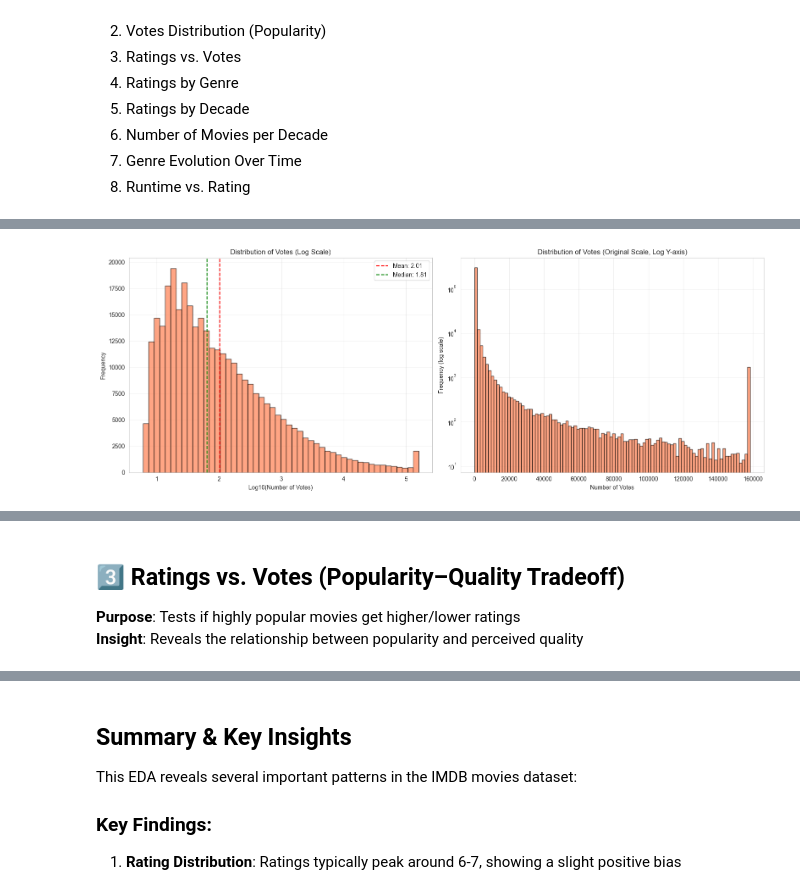
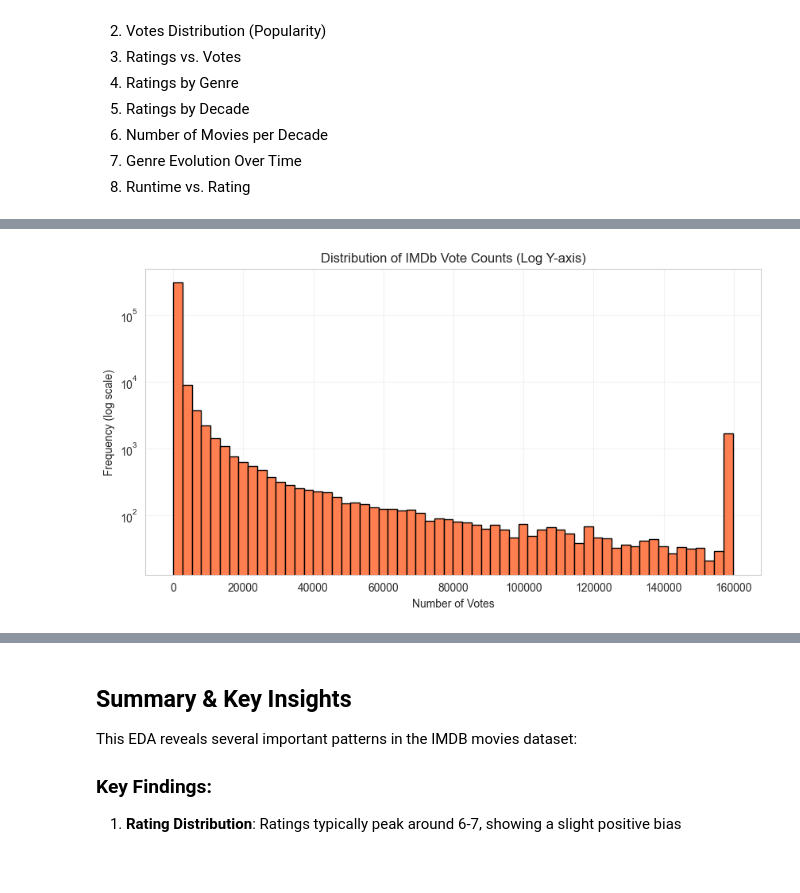
Before and after one commit to vermavaishnav70/DM-IMDB, a Jupyter notebook: notebooks/eda.ipynb, the cells around one changed output, grey strips where cells are left out. Saved outputs shown, nothing was run; the diff lists cells and outputs as text; code cells hidden in the pictures; blank space fills up the shorter version.

```diff
--- a/notebooks/eda.ipynb
+++ b/notebooks/eda.ipynb
@@ -80,9 +51,0 @@ max         9.293599
-# %%
-# Create log-transformed votes column for better visualization
-df['logVotes'] = np.log10(df['numVotes'] + 1)
-
-# Extract primary genre (first genre in the list)
-df['primaryGenre'] = df['genres'].str.split(',').str[0]
-
-print("Feature engineering completed!")
-print(f"\nTop 10 primary genres:\n{df['primaryGenre'].value_counts().head(10)}")
@@ -151,35 +71,22 @@ Skewness: -0.35
 **Purpose**: Shows audience engagement
 **Insight**: Reveals skew — few movies get massive attention
 # %%
-fig, axes = plt.subplots(1, 2, figsize=(16, 6))
+plt.figure(figsize=(10,5))
 
-# Log-scale histogram of numVotes
-axes[0].hist(df['logVotes'], bins=50, edgecolor='black', alpha=0.7, color='coral')
-axes[0].set_xlabel('Log10(Number of Votes)')
-axes[0].set_ylabel('Frequency')
-axes[0].set_title('Distribution of Votes (Log Scale)')
-axes[0].axvline(df['logVotes'].mean(), color='red', linestyle='--', label=f'Mean: {df["logVotes"].mean():.2f}')
-axes[0].axvline(df['logVotes'].median(), color='green', linestyle='--', label=f'Median: {df["logVotes"].median():.2f}')
-axes[0].legend()
-axes[0].grid(True, alpha=0.3)
+plt.hist(df['numVotes'].dropna(), bins=60, edgecolor='black', color='coral')
+plt.yscale('log')
 
-# Original scale with log y-axis
-axes[1].hist(df['numVotes'], bins=100, edgecolor='black', alpha=0.7, color='coral')
-axes[1].set_xlabel('Number of Votes')
-axes[1].set_ylabel('Frequency (log scale)')
-axes[1].set_title('Distribution of Votes (Original Scale, Log Y-axis)')
-axes[1].set_yscale('log')
-axes[1].grid(True, alpha=0.3)
+plt.title("Distribution of IMDb Vote Counts (Log Y-axis)")
+plt.xlabel("Number of Votes")
+plt.ylabel("Frequency (log scale)")
+plt.grid(alpha=0.25)
 
-plt.tight_layout()
 plt.show()
 
-print(f"Votes Statistics:")
-print(f"Mean: {df['numVotes'].mean():,.0f}")
-print(f"Median: {df['numVotes'].median():,.0f}")
-print(f"Max: {df['numVotes'].max():,.0f}")
-print(f"Min: {df['numVotes'].min():,.0f}")
-print(f"\nTop 10 most voted movies:")
-print(df.nlargest(10, 'numVotes')[['primaryTitle', 'startYear', 'numVotes', 'averageRating']])
+print("Vote Count Summary:")
+print(df['numVotes'].describe().astype(int))
+
+print("\nTop 10 Most Voted Movies:")
+print(df.nlargest(10, 'numVotes')[['primaryTitle','startYear','numVotes','averageRating']])
 # %% [output]
-[figure, old version]
+[figure, new version]
@@ -204,4 +109,0 @@ Top 10 most voted movies:
-# %% [markdown]
-## 3️⃣ Ratings vs. Votes (Popularity–Quality Tradeoff)
-**Purpose**: Tests if highly popular movies get higher/lower ratings
-**Insight**: Reveals the relationship between popularity and perceived quality
```
Also changed, not shown: parts of 20 cells of this notebook, 2 other files.
